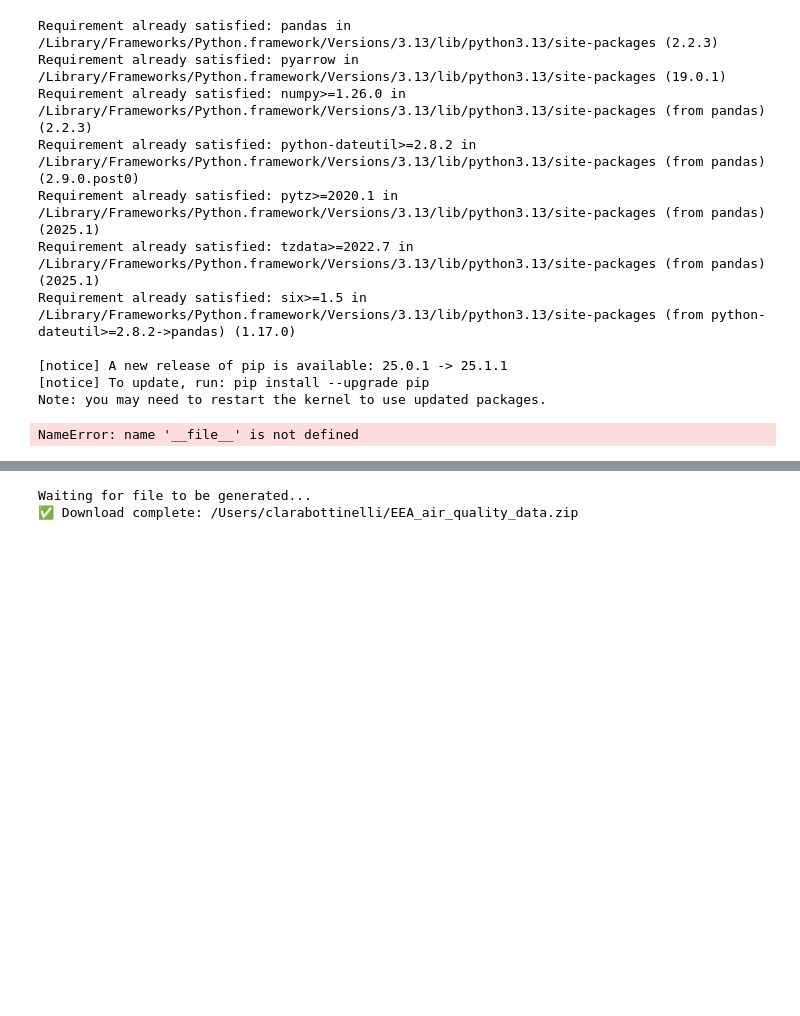
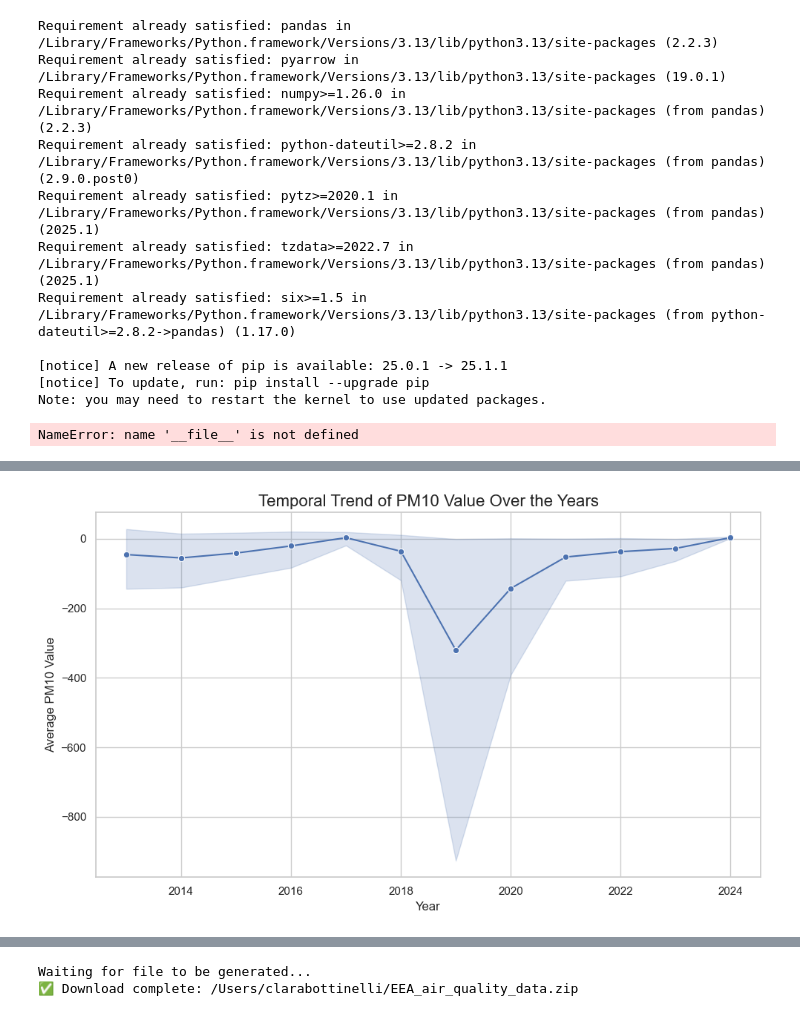
Before and after one commit to JskifterJ/DSML, a Jupyter notebook: data/raw/claradata.ipynb, the cells around one changed output, grey strips where cells are left out. Saved outputs shown, nothing was run; the diff lists cells and outputs as text; code cells hidden in the pictures; blank space fills up the shorter version.

```diff
--- a/data/raw/claradata.ipynb
+++ b/data/raw/claradata.ipynb
@@ -53,0 +259,23 @@ FileNotFoundError: [Errno 2] No such file or directory: './data/raw/AQ_data'
+# %%
+import seaborn as sns
+
+import matplotlib.pyplot as plt
+
+# Filter the dataframe for PM10
+pm10_data = AQ_yearly_values[AQ_yearly_values['Notation'] == 'PM10']
+
+# Plot the temporal trend
+plt.figure(figsize=(10, 6))
+sns.lineplot(data=pm10_data, x='Year', y='Value', marker='o')
+
+# Add labels and title
+plt.title('Temporal Trend of PM10 Value Over the Years', fontsize=16)
+plt.xlabel('Year', fontsize=12)
+plt.ylabel('Average PM10 Value', fontsize=12)
+plt.grid(True)
+plt.tight_layout()
+
+# Show the plot
+plt.show()
+# %% [output]
+[figure, added]
```
Also changed, not shown: parts of 17 cells of this notebook, 1 other file.
